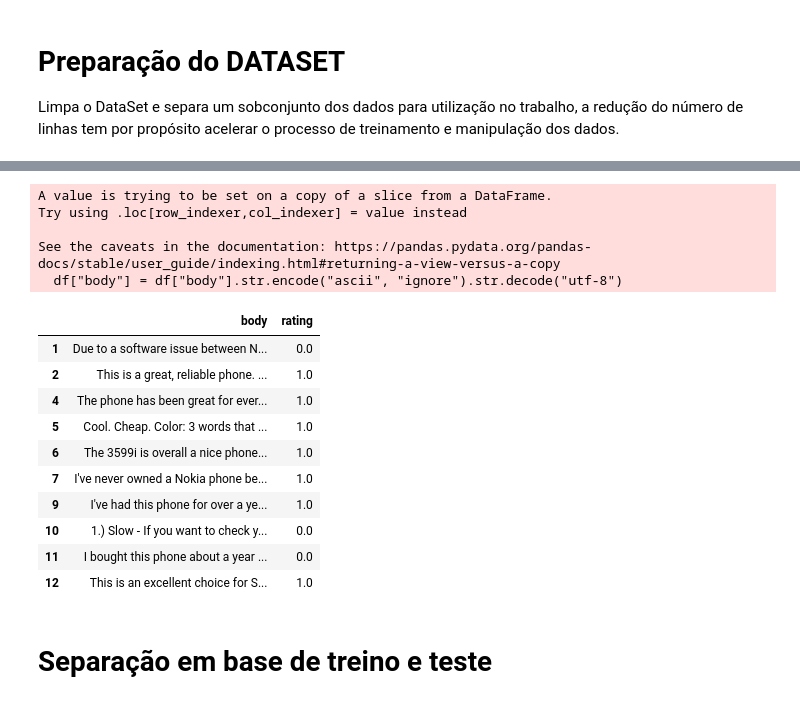
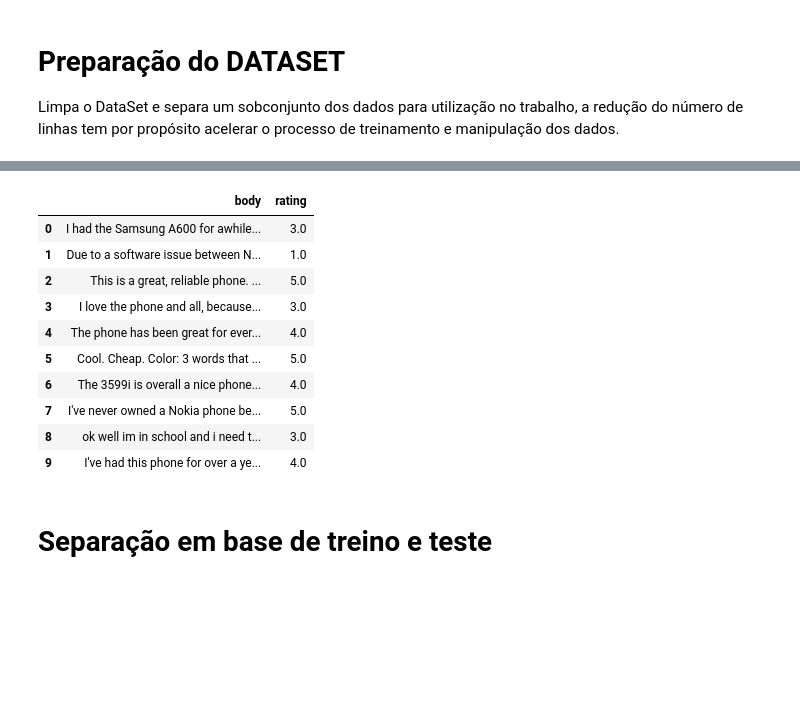
Before and after one commit to safreitas2000/ml-analytics-mvp, a Jupyter notebook: BERT_MVP_V05.ipynb, the cells around one changed output, grey strips where cells are left out. Saved outputs shown, nothing was run; the diff lists cells and outputs as text; code cells hidden in the pictures; blank space fills up the shorter version.

```diff
--- a/BERT_MVP_V05.ipynb
+++ b/BERT_MVP_V05.ipynb
@@ -86,0 +57,9 @@ plt.show()
+# %%
+df_mult = df_mult.head(10000)
+df_bin = df_bin.head(10000)
+# %%
+df_mult = df_mult.dropna()
+df_mult = df_mult.reset_index(drop=True)
+
+df_bin = df_bin.dropna()
+df_bin = df_bin.reset_index(drop=True)
@@ -87,6 +80,7 @@ plt.show()
 # %%
 import re
-df["rating"] = df["rating"].astype(int)
+df_bin["rating"] = df_bin["rating"].astype(int)
+df_mult["rating"] = df_mult["rating"].astype(int)
 # %%
 #Para aumentar a acurácia e facilitar a tarefa de classificação, considerando a dificuldade em diferenciar classificações as classificações 1 e 2, assim como 4 e 5. Dessa forma
 #resolvi converter 1 e 2 em "0" que significa uma avaliação negativa e 4 e 5 em "1" que significa uma classificação positiva, dessa forma vamos passar a abordar o problema como
@@ -97,8 +118,3 @@ df=df.dropna(subset='rating')
 # %%
-df["body"] = df["body"].str.encode("ascii", "ignore").str.decode("utf-8")
+df_bin.loc[:, "body"] = df_bin["body"].str.encode("ascii", "ignore").str.decode("utf-8")
+df_bin.loc[:, "body"] = df_mult["body"].str.encode("ascii", "ignore").str.decode("utf-8")
-# %% [output]
-A value is trying to be set on a copy of a slice from a DataFrame.
-Try using .loc[row_indexer,col_indexer] = value instead
-
-See the caveats in the documentation: https://pandas.pydata.org/pandas-docs/stable/user_guide/indexing.html#returning-a-view-versus-a-copy
-  df["body"] = df["body"].str.encode("ascii", "ignore").str.decode("utf-8")
@@ -107,17 +121,21 @@ df = df[["body", "rating"]]
+# %%
+df_bin = df_bin[["body", "rating"]]
+df_mult = df_mult[["body", "rating"]]
+df_mult.loc[:, 'rating'] = df_mult['rating'].astype(float)
 # %%
-df.head(10)
+df_mult.head(10)
 # %% [output]
 |  | body | rating |
-| 1 | Due to a software issue between N... | 0.0 |
-| 2 | This is a great, reliable phone. ... | 1.0 |
-| 4 | The phone has been great for ever... | 1.0 |
-| 5 | Cool. Cheap. Color: 3 words that ... | 1.0 |
-| 6 | The 3599i is overall a nice phone... | 1.0 |
-| 7 | I've never owned a Nokia phone be... | 1.0 |
-| 9 | I've had this phone for over a ye... | 1.0 |
-| 10 | 1.) Slow - If you want to check y... | 0.0 |
-| 11 | I bought this phone about a year ... | 0.0 |
-| 12 | This is an excellent choice for S... | 1.0 |
+| 0 | I had the Samsung A600 for awhile... | 3.0 |
+| 1 | Due to a software issue between N... | 1.0 |
+| 2 | This is a great, reliable phone. ... | 5.0 |
+| 3 | I love the phone and all, because... | 3.0 |
+| 4 | The phone has been great for ever... | 4.0 |
+| 5 | Cool. Cheap. Color: 3 words that ... | 5.0 |
+| 6 | The 3599i is overall a nice phone... | 4.0 |
+| 7 | I've never owned a Nokia phone be... | 5.0 |
+| 8 | ok well im in school and i need t... | 3.0 |
+| 9 | I've had this phone for over a ye... | 4.0 |
 # %% [markdown]
 # Separação em base de treino e teste
 # %%
```
Also changed, not shown: parts of 33 cells of this notebook.
